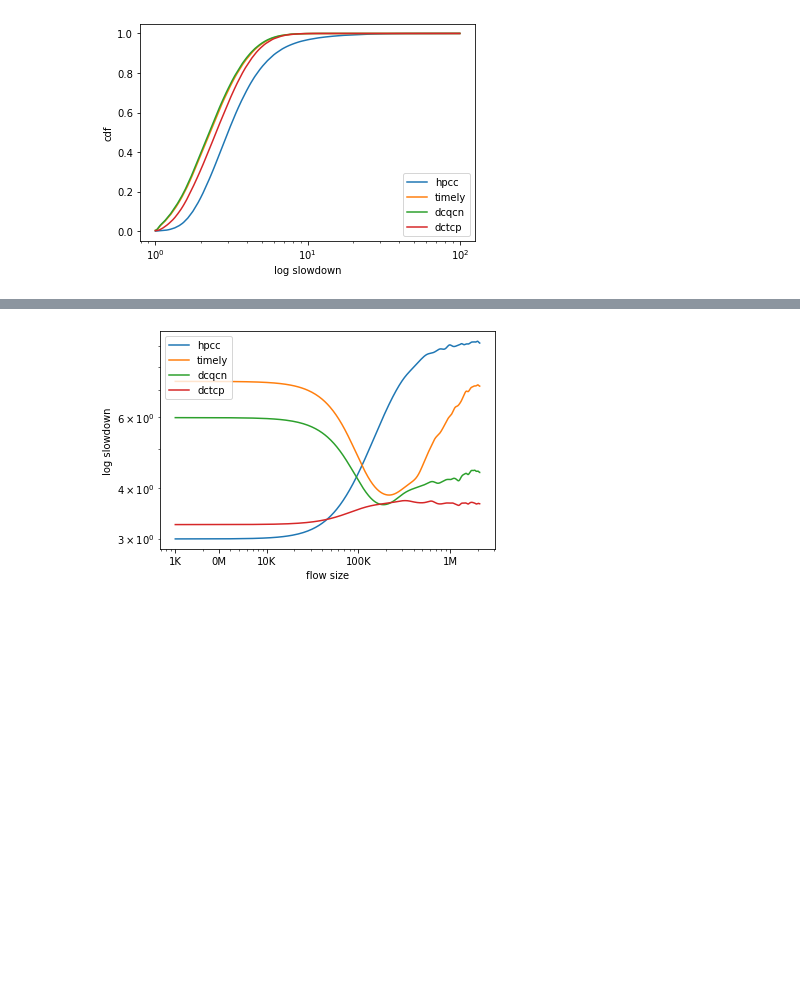
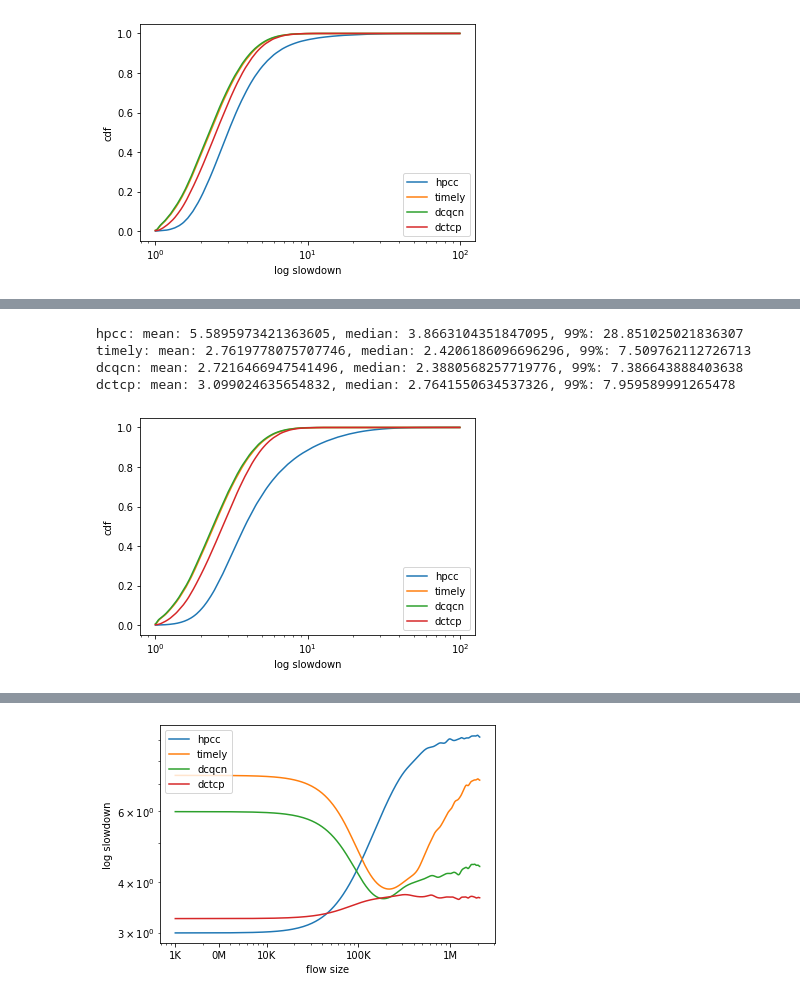
Before and after one commit to sakshamagarwals/High-Precision-Congestion-Control, a Jupyter notebook: visualizations/slowdown.ipynb, the cells around one changed output, grey strips where cells are left out. Drawn from its saved outputs; the diff is of its cells as text; code cells hidden in the pictures; blank space fills up the shorter version.

```diff
--- a/visualizations/slowdown.ipynb
+++ b/visualizations/slowdown.ipynb
@@ -127,0 +137,8 @@ dctcp: mean: 2.7983055639895897, median: 2.503310199981737, 99%: 7.0320062094785
+# %%
+cdf('rpc_64')
+# %% [output]
+hpcc: mean: 5.5895973421363605, median: 3.8663104351847095, 99%: 28.851025021836307
+timely: mean: 2.7619778075707746, median: 2.4206186096696296, 99%: 7.509762112726713
+dcqcn: mean: 2.7216466947541496, median: 2.3880568257719776, 99%: 7.386643888403638
+dctcp: mean: 3.099024635654832, median: 2.7641550634537326, 99%: 7.959589991265478
+[figure, added]
```
Also changed, not shown: parts of 6 cells of this notebook, 6 other files.
